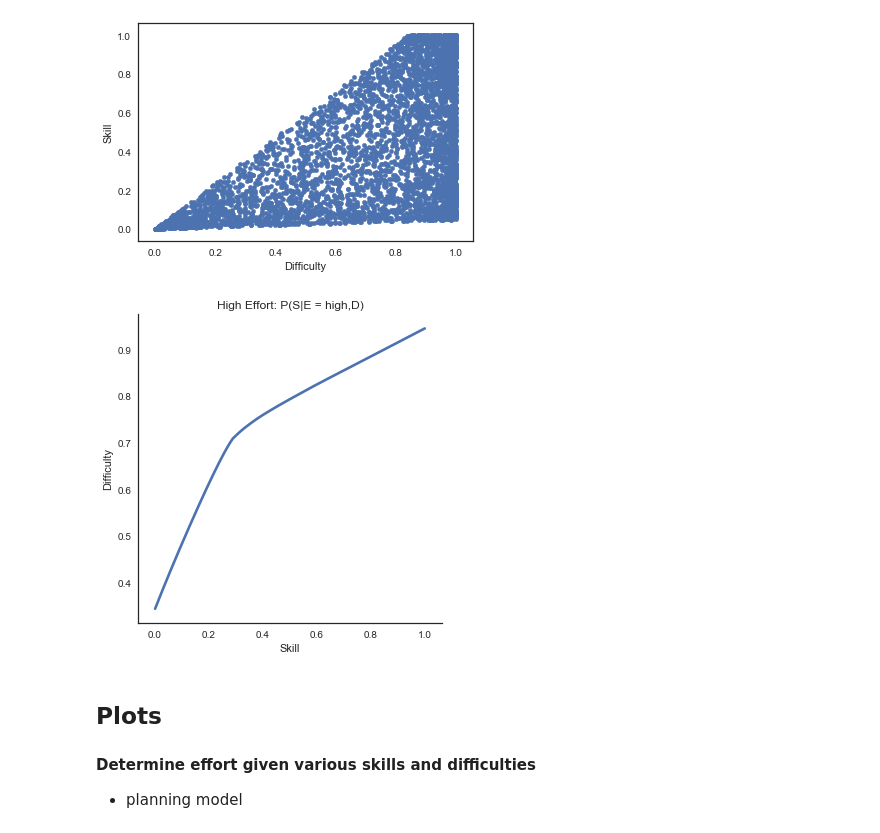
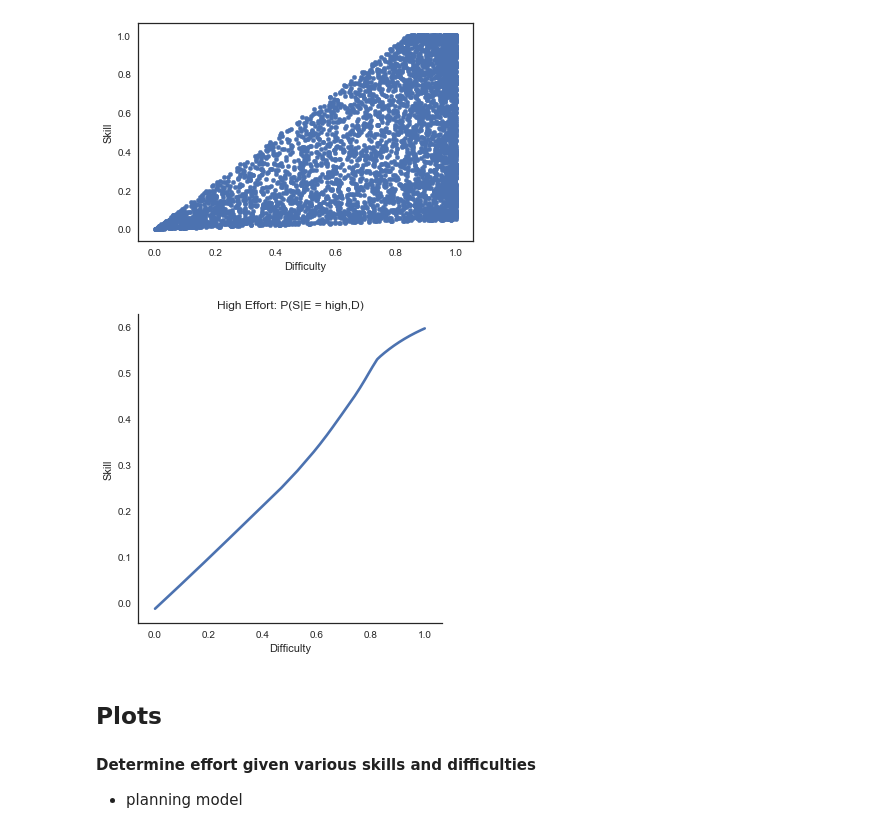
Before and after one commit to jlnrd/Effort, a Jupyter notebook: Effort_optimization_Inferring_Comp.ipynb, the cells around one changed output. Saved outputs shown, nothing was run; the diff lists cells and outputs as text; code cells hidden in the pictures.

Commit message:
updated graphs

```diff
--- a/Effort_optimization_Inferring_Comp.ipynb
+++ b/Effort_optimization_Inferring_Comp.ipynb
@@ -446,11 +454,11 @@ eff_df.plot.scatter('Difficulty','Skill')
 <matplotlib.axes._subplots.AxesSubplot at 0x...>
 [figure]
 # %%
-ax = sns.lmplot(x="Skill", y="Difficulty",scatter=False, ci=None, data=eff_df, lowess=True)
+ax = sns.lmplot(x="Difficulty", y="Skill",scatter=False, ci=None, data=eff_df, lowess=True)
 plt.title('High Effort: P(S|E = high,D)')
 plt.show()
 # %% [output]
-[figure, old version]
+[figure, new version]
 # %% [markdown]
 ## Plots
 
```
Also changed, not shown: parts of 8 cells of this notebook.
